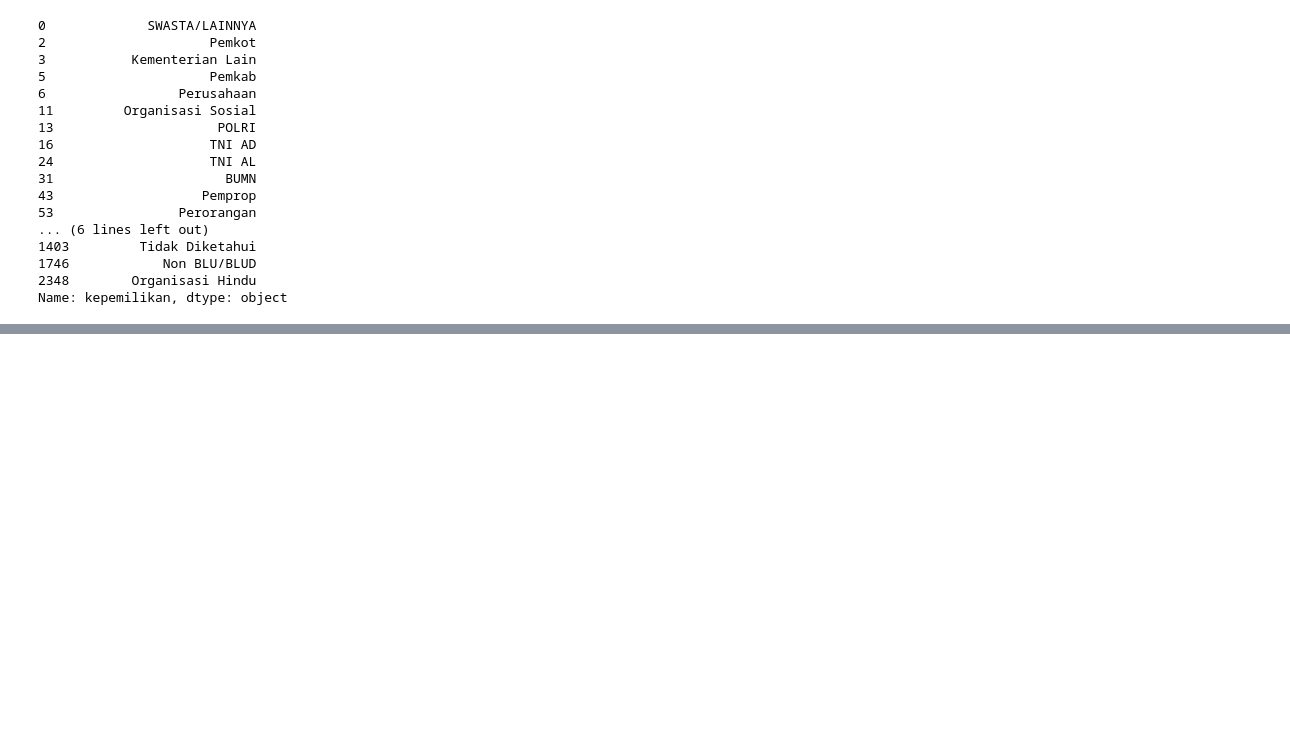
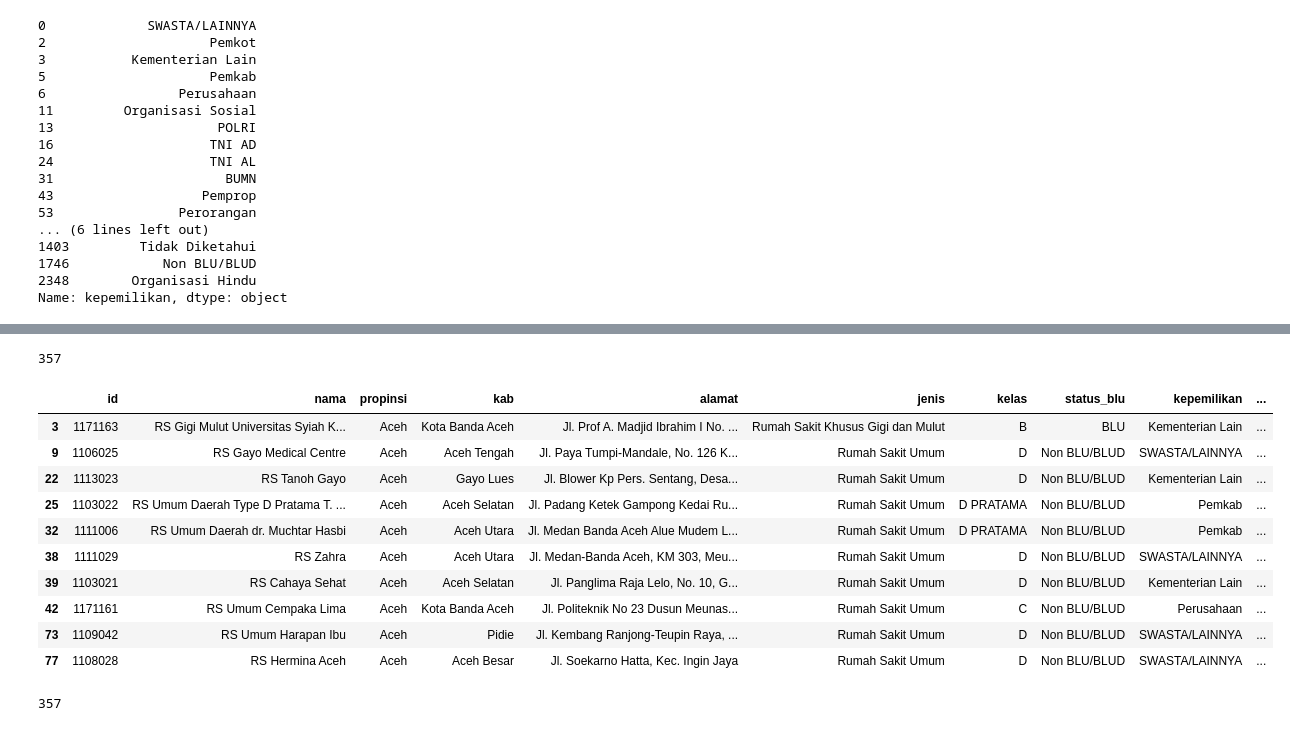
Before and after one commit to dhikaramadhansaputra/latihan_data_pre-processing, a Jupyter notebook: Hospital data in Indonesia/worksheet.ipynb, the cells around one changed output, grey strips where cells are left out. Cells and saved outputs as stored; diff of their text form; code cells hidden in the pictures; blank space fills up the shorter version.

Commit message:
terakhir benerin kolom total_tenaga_kerja, tinggal cek ulang semua kolom abis itu clear keknya

```diff
--- a/Hospital data in Indonesia/worksheet.ipynb
+++ b/Hospital data in Indonesia/worksheet.ipynb
@@ -138,0 +183,18 @@ Name: kepemilikan, dtype: object
+# %%
+len(df[df['total_tenaga_kerja'] == 0])
+# %% [output]
+357
+# %%
+df[df['total_tenaga_kerja'] == 0].head(10)
+# %% [output]
+|  | id | nama | propinsi | kab | alamat | jenis | kelas | status_blu | kepemilikan | ... |
+| 3 | 1171163 | RS Gigi Mulut Universitas Syiah K... | Aceh | Kota Banda Aceh | Jl. Prof A. Madjid Ibrahim I No. ... | Rumah Sakit Khusus Gigi dan Mulut | B | BLU | Kementerian Lain | ... |
+| 9 | 1106025 | RS Gayo Medical Centre | Aceh | Aceh Tengah | Jl. Paya Tumpi-Mandale, No. 126 K... | Rumah Sakit Umum | D | Non BLU/BLUD | SWASTA/LAINNYA | ... |
+| 22 | 1113023 | RS Tanoh Gayo | Aceh | Gayo Lues | Jl. Blower Kp Pers. Sentang, Desa... | Rumah Sakit Umum | D | Non BLU/BLUD | Kementerian Lain | ... |
+| 25 | 1103022 | RS Umum Daerah Type D Pratama T. ... | Aceh | Aceh Selatan | Jl. Padang Ketek Gampong Kedai Ru... | Rumah Sakit Umum | D PRATAMA | Non BLU/BLUD | Pemkab | ... |
+| 32 | 1111006 | RS Umum Daerah dr. Muchtar Hasbi | Aceh | Aceh Utara | Jl. Medan Banda Aceh Alue Mudem L... | Rumah Sakit Umum | D PRATAMA | Non BLU/BLUD | Pemkab | ... |
+| 38 | 1111029 | RS Zahra | Aceh | Aceh Utara | Jl. Medan-Banda Aceh, KM 303, Meu... | Rumah Sakit Umum | D | Non BLU/BLUD | SWASTA/LAINNYA | ... |
+| 39 | 1103021 | RS Cahaya Sehat | Aceh | Aceh Selatan | Jl. Panglima Raja Lelo, No. 10, G... | Rumah Sakit Umum | D | Non BLU/BLUD | Kementerian Lain | ... |
+| 42 | 1171161 | RS Umum Cempaka Lima | Aceh | Kota Banda Aceh | Jl. Politeknik No 23 Dusun Meunas... | Rumah Sakit Umum | C | Non BLU/BLUD | Perusahaan | ... |
+| 73 | 1109042 | RS Umum Harapan Ibu | Aceh | Pidie | Jl. Kembang Ranjong-Teupin Raya, ... | Rumah Sakit Umum | D | Non BLU/BLUD | SWASTA/LAINNYA | ... |
+| 77 | 1108028 | RS Hermina Aceh | Aceh | Aceh Besar | Jl. Soekarno Hatta, Kec. Ingin Jaya | Rumah Sakit Umum | D | Non BLU/BLUD | SWASTA/LAINNYA | ... |
@@ -138,0 +205,4 @@ Name: kepemilikan, dtype: object
+# %%
+len(df.loc[pd.isna(df['total_tenaga_kerja'])])
+# %% [output]
+357
```
Also changed, not shown: parts of 9 cells of this notebook, 1 other file.
